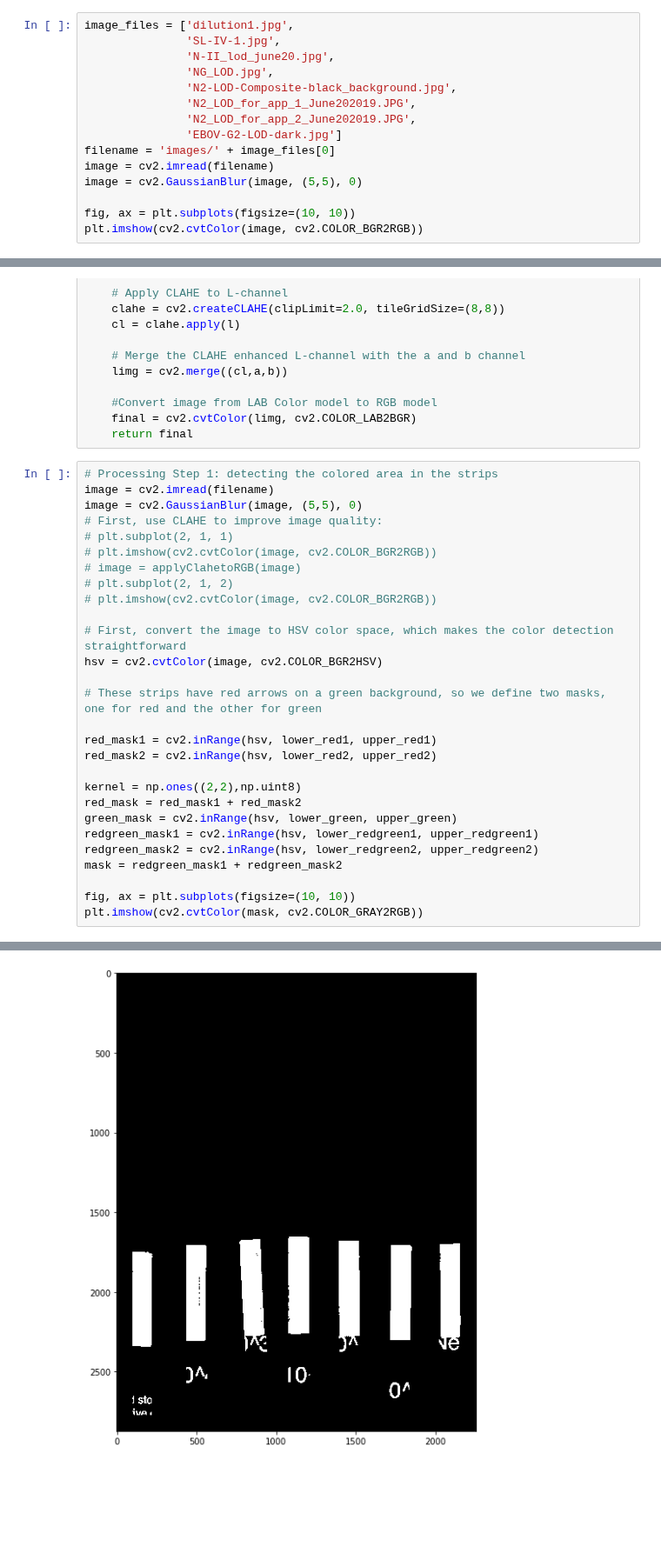
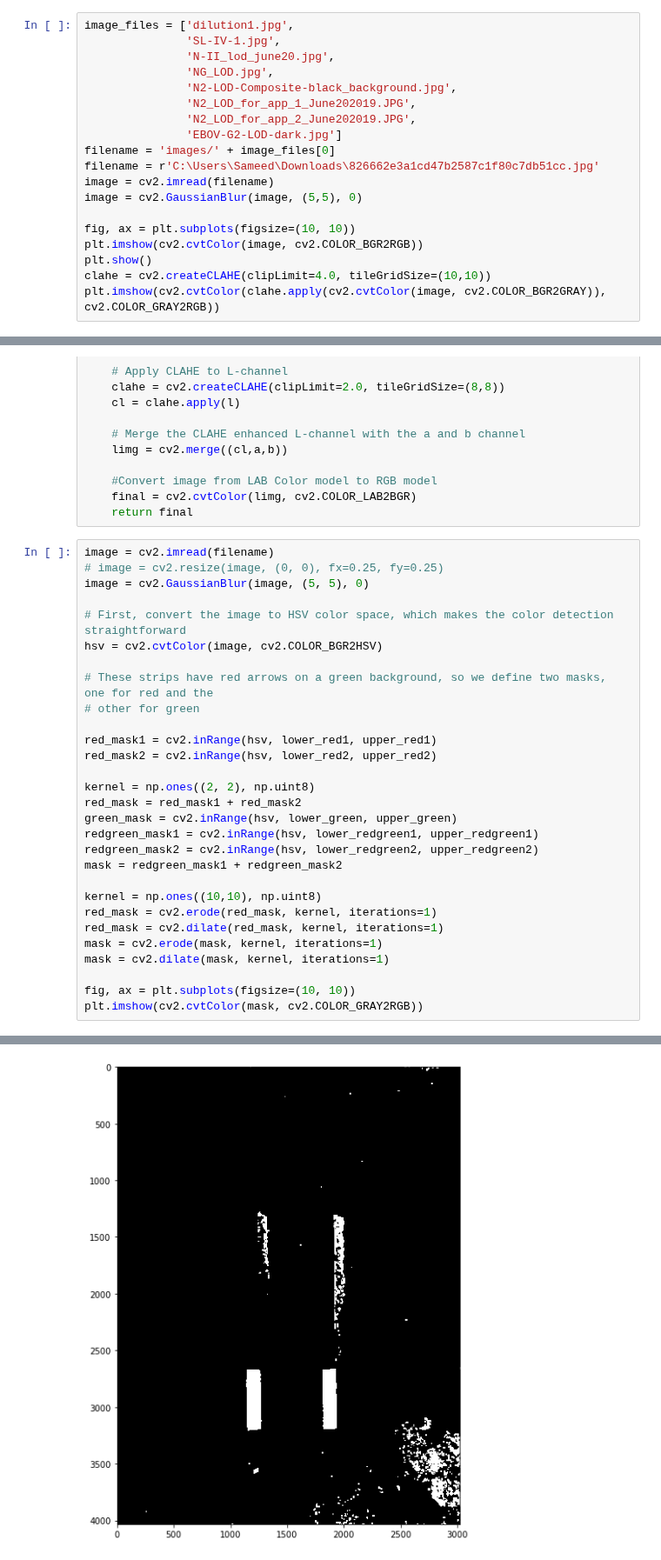
Before and after one commit to broadinstitute/HandLens-1.0.0, a Jupyter notebook: notebooks/Strip Detection and Analysis.ipynb, the cells around one changed output, grey strips where cells are left out. Shown at 87% size. Saved outputs shown, nothing was run; the diff lists cells and outputs as text; blank space fills up the shorter version.

```diff
--- a/notebooks/Strip Detection and Analysis.ipynb
+++ b/notebooks/Strip Detection and Analysis.ipynb
@@ -22,9 +22,13 @@ image_files = ['dilution1.jpg',
                'N2_LOD_for_app_2_June202019.JPG',
                'EBOV-G2-LOD-dark.jpg']
 filename = 'images/' + image_files[0]
+filename = r'C:\Users\Sameed\Downloads\826662e3a1cd47b2587c1f80c7db51cc.jpg'
 image = cv2.imread(filename)
 image = cv2.GaussianBlur(image, (5,5), 0)
 
 fig, ax = plt.subplots(figsize=(10, 10))
 plt.imshow(cv2.cvtColor(image, cv2.COLOR_BGR2RGB))
+plt.show()
+clahe = cv2.createCLAHE(clipLimit=4.0, tileGridSize=(10,10))
+plt.imshow(cv2.cvtColor(clahe.apply(cv2.cvtColor(image, cv2.COLOR_BGR2GRAY)), cv2.COLOR_GRAY2RGB))
 # %% [output]
@@ -199,36 +204,37 @@ def applyClahetoRGB(bgr_imb):
     final = cv2.cvtColor(limg, cv2.COLOR_LAB2BGR)
     return final
 # %%
-# Processing Step 1: detecting the colored area in the strips
 image = cv2.imread(filename)
-image = cv2.GaussianBlur(image, (5,5), 0)
-# First, use CLAHE to improve image quality:
-# plt.subplot(2, 1, 1)
-# plt.imshow(cv2.cvtColor(image, cv2.COLOR_BGR2RGB))
-# image = applyClahetoRGB(image)
-# plt.subplot(2, 1, 2)
-# plt.imshow(cv2.cvtColor(image, cv2.COLOR_BGR2RGB))
+# image = cv2.resize(image, (0, 0), fx=0.25, fy=0.25)
+image = cv2.GaussianBlur(image, (5, 5), 0)
 
 # First, convert the image to HSV color space, which makes the color detection straightforward
 hsv = cv2.cvtColor(image, cv2.COLOR_BGR2HSV)
 
-# These strips have red arrows on a green background, so we define two masks, one for red and the other for green
+# These strips have red arrows on a green background, so we define two masks, one for red and the
+# other for green
 
 red_mask1 = cv2.inRange(hsv, lower_red1, upper_red1)
 red_mask2 = cv2.inRange(hsv, lower_red2, upper_red2)
 
-kernel = np.ones((2,2),np.uint8)
+kernel = np.ones((2, 2), np.uint8)
 red_mask = red_mask1 + red_mask2
 green_mask = cv2.inRange(hsv, lower_green, upper_green)
 redgreen_mask1 = cv2.inRange(hsv, lower_redgreen1, upper_redgreen1)
 redgreen_mask2 = cv2.inRange(hsv, lower_redgreen2, upper_redgreen2)
 mask = redgreen_mask1 + redgreen_mask2
 
+kernel = np.ones((10,10), np.uint8)
+red_mask = cv2.erode(red_mask, kernel, iterations=1)
+red_mask = cv2.dilate(red_mask, kernel, iterations=1)
+mask = cv2.erode(mask, kernel, iterations=1)
+mask = cv2.dilate(mask, kernel, iterations=1)
+
 fig, ax = plt.subplots(figsize=(10, 10))
 plt.imshow(cv2.cvtColor(mask, cv2.COLOR_GRAY2RGB))
 # %% [output]
 <matplotlib.image.AxesImage at 0x...>
-[figure, old version]
+[figure, new version]
 # %%
 # Processing Step 2a: determining the bounding boxes for the red arrows.
 # Because the red hue seems to be well-conserved between images,
```
Also changed, not shown: parts of 12 cells of this notebook, 2 other files.
